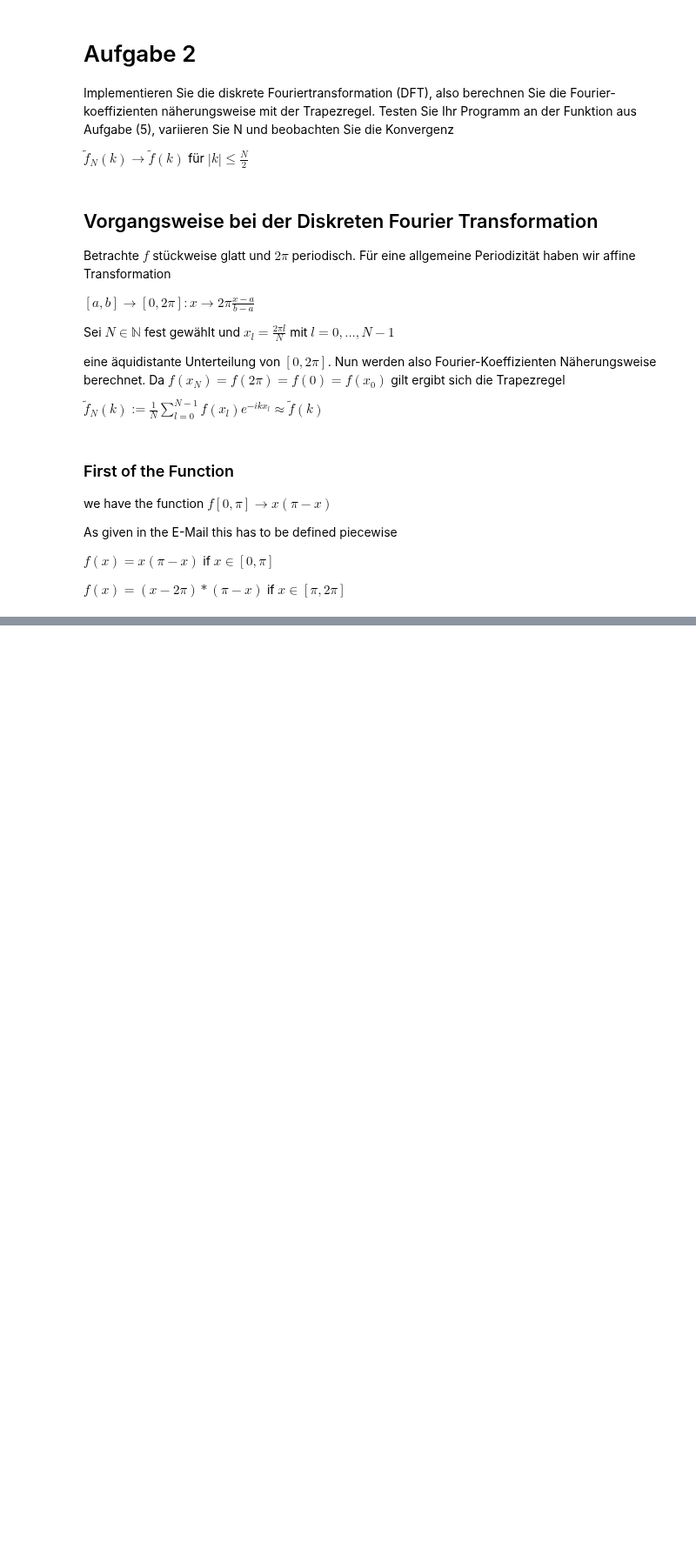
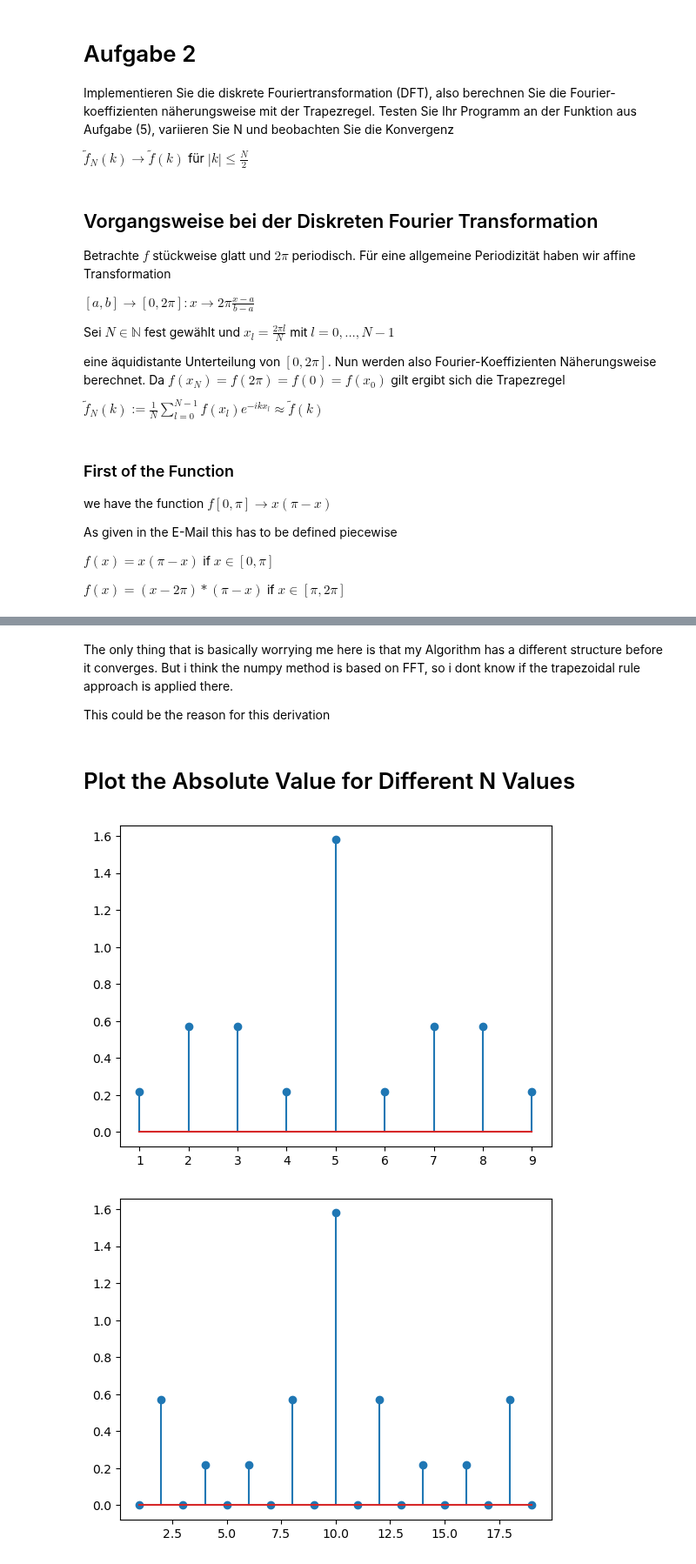
Before and after one commit to LukasMeinschad/Studium, a Jupyter notebook: Mathe/Numerik/Proseminar Numerik/Übungsblätter/Blatt 10/meinschad_blatt10.ipynb, the cells around one changed output, grey strips where cells are left out. Shown at 87% size. Cells and saved outputs as stored; diff of their text form; code cells hidden in the pictures; blank space fills up the shorter version.

```diff
--- a/Mathe/Numerik/Proseminar Numerik/Übungsblätter/Blatt 10/meinschad_blatt10.ipynb
+++ b/Mathe/Numerik/Proseminar Numerik/Übungsblätter/Blatt 10/meinschad_blatt10.ipynb
@@ -343,0 +350,21 @@ The first plot here basically shows the convergence of the DFT With varying k as
+# %% [markdown]
+The only thing that is basically worrying me here is that my Algorithm has a different structure before it converges. But i think the numpy method is based on FFT, so i dont know if the trapezoidal rule approach is applied there.
+
+This could be the reason for this derivation
+# %% [markdown]
+# Plot the Absolute Value for Different N Values
+# %%
+n_vals = [10,20,30,40]
+
+for n in n_vals:
+    step = (2*np.pi - (-2*np.pi)) / n
+    x_v = np.arange(0, 2*np.pi, step)
+    k_v = np.arange(1,n)
+    y_v = [f(x) for x in x_v]
+    dft_res = dft(y_v, k_v)
+
+    plt.stem(k_v,np.abs(dft_res))
+    plt.show()
+# %% [output]
+[figure, added]
+[figure, added]
```
Also changed, not shown: parts of 18 cells of this notebook, 5 other files.
